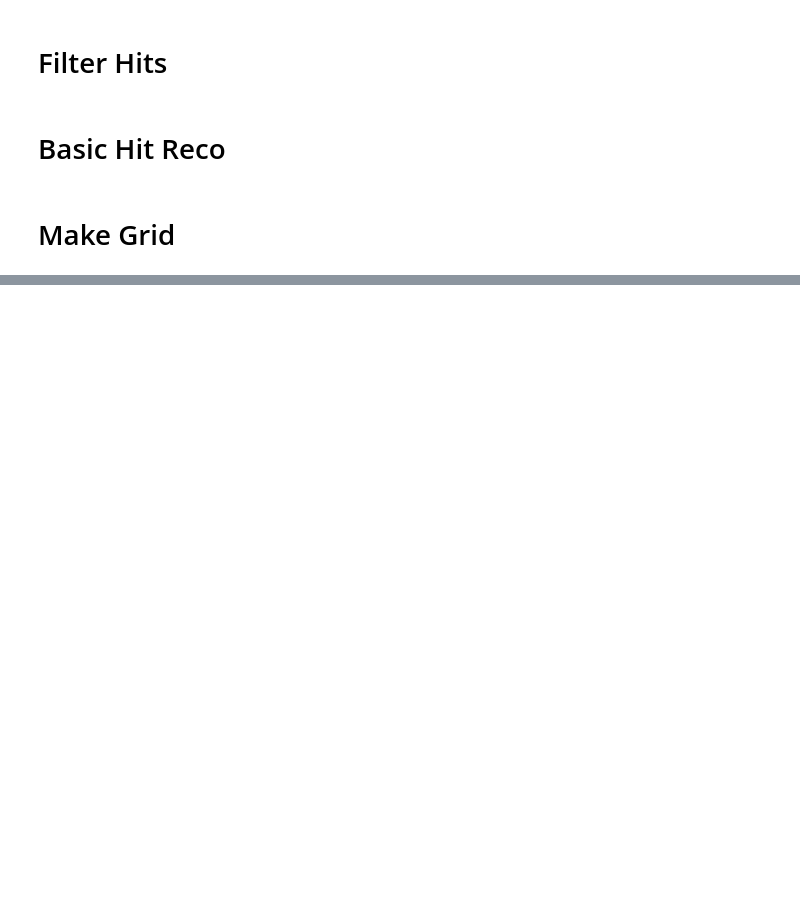
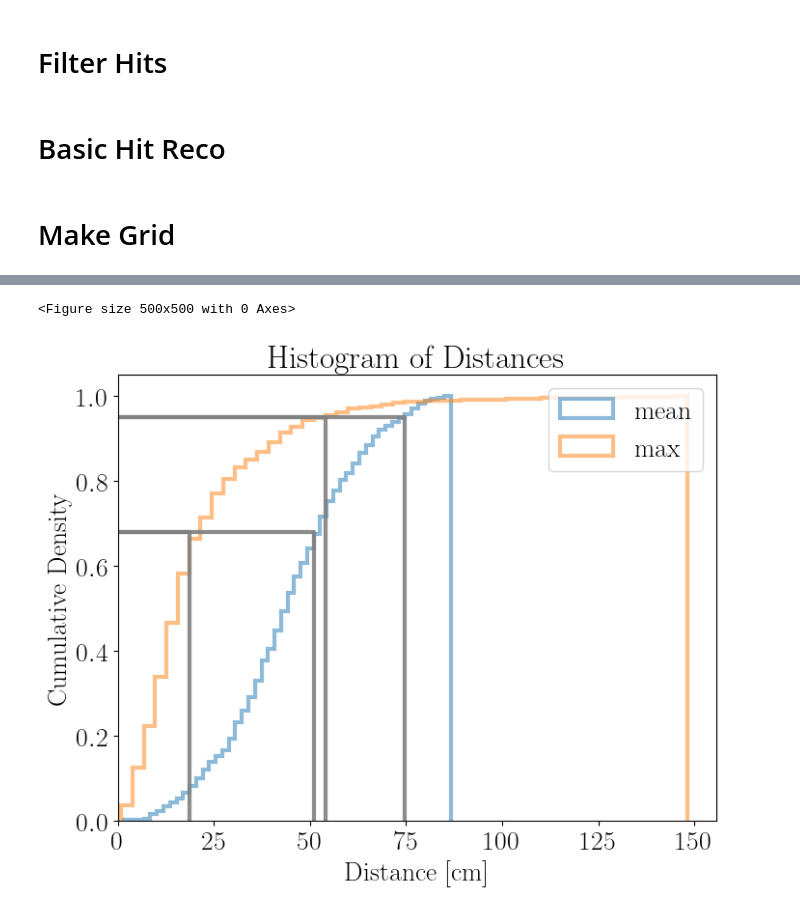
Before and after one commit to Noah-Everett/DSPS-Detector, a Jupyter notebook: analysis/vertexAnalysis.ipynb, the cells around one changed output, grey strips where cells are left out. Saved outputs shown, nothing was run; the diff lists cells and outputs as text; code cells hidden in the pictures; blank space fills up the shorter version.

```diff
--- a/analysis/vertexAnalysis.ipynb
+++ b/analysis/vertexAnalysis.ipynb
@@ -196,3 +201,35 @@ fig.show()
+# %%
+# %matplotlib inline
+
+nBins = 50
+scale = 10
+lw = 3
+
+PDF, _, _, bins = get_PDF(distances_mean/scale, nBins=nBins)
+sigma_1_mean = get_CSP('1 sigma', PDF=PDF, bins=bins)
+sigma_2_mean = get_CSP('2 sigma', PDF=PDF, bins=bins)
+
+PDF, _, _, bins = get_PDF(distances_max/scale, nBins=nBins)
+sigma_1_max = get_CSP('1 sigma', PDF=PDF, bins=bins)
+sigma_2_max = get_CSP('2 sigma', PDF=PDF, bins=bins)
+
+fig, ax = plt.subplots(figsize=(8, 6))
+cum = True
+ax.hist(distances_mean/scale, bins=nBins, alpha=0.5, histtype='step', cumulative=cum, density=True, label='mean', linewidth=lw)
+ax.hist(distances_max /scale, bins=nBins, alpha=0.5, histtype='step', cumulative=cum, density=True, label='max' , linewidth=lw)
+ax.plot([sigma_1_mean, sigma_1_mean, 0], [0, 0.68, 0.68], 'gray', linewidth=lw, alpha=0.9)
+ax.plot([sigma_2_mean, sigma_2_mean, 0], [0, 0.95, 0.95], 'gray', linewidth=lw, alpha=0.9)
+ax.plot([sigma_1_max , sigma_1_max , 0], [0, 0.68, 0.68], 'gray', linewidth=lw, alpha=0.9)
+ax.plot([sigma_2_max , sigma_2_max , 0], [0, 0.95, 0.95], 'gray', linewidth=lw, alpha=0.9)
+ax.set_xlabel('Distance [cm]')
+ax.set_ylabel('Cumulative Density')
+ax.set_title('Histogram of Distances')
+ax.set_xlim(xmin=0)
+ax.legend(loc='upper right')
+fig.show()
+# %% [output]
+<Figure size 500x500 with 0 Axes>
+[figure, added]
 # %%
 # %matplotlib inline
 
```
Also changed, not shown: parts of 15 cells of this notebook, 27 other files.
